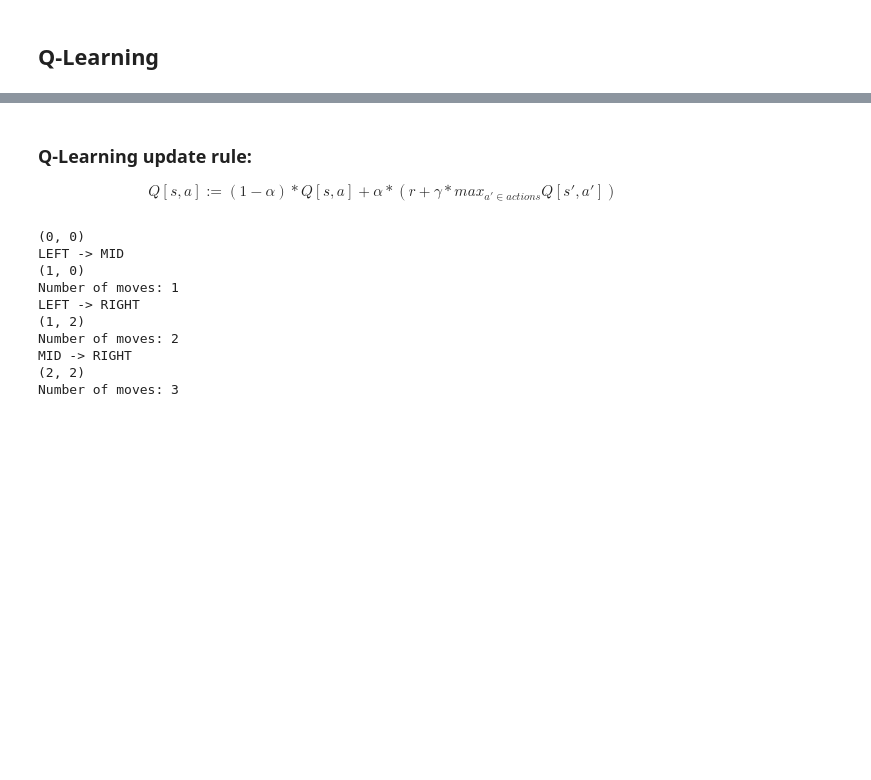
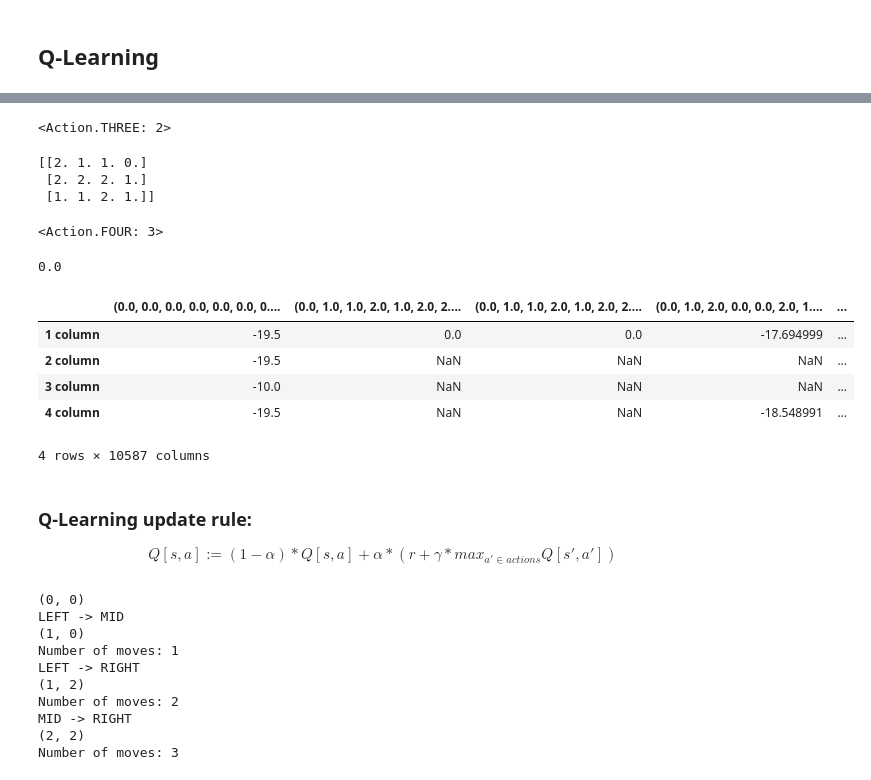
Before and after one commit to gaetanserre/Reinforcement-learning-algorithms, a Jupyter notebook: Q-Learning/Q-Learning.ipynb, the cells around one changed output, grey strips where cells are left out. Cells and saved outputs as stored; diff of their text form; code cells hidden in the pictures; blank space fills up the shorter version.

```diff
--- a/Q-Learning/Q-Learning.ipynb
+++ b/Q-Learning/Q-Learning.ipynb
@@ -6,2 +8,6 @@ from hanoi import Hanoi, Action
 import matplotlib.pyplot as plt
 import numpy as np
+# %%
+agent = Agent(lambda p: Connect4(p), Action, seed=42)
+# %%
+policy = agent.Q_fit_2_players(nb_iterations=500000)
@@ -8,3 +46,38 @@ import numpy as np
+# %%
+s = tuple(np.array(
+             [[1., 1., 0., 0],
+              [2., 2., 2., 0],
+              [1., 1., 2., 0]]).flatten())
+p1 = Connect4(2)
+p1.set_state(s)
+agent.choose_action(p1, policy[0])
+# %% [output]
+<Action.THREE: 2>
+# %%
+s = (2.0, 1.0, 1.0, 0.0, 2.0, 2.0, 2.0, 1.0, 1.0, 1.0, 2.0, 1.0)
+p1 = Connect4(2)
+p1.set_state(s)
+print(p1.convert_state())
+agent.choose_action(p1, policy[1])
+# %% [output]
+[[2. 1. 1. 0.]
+ [2. 2. 2. 1.]
+ [1. 1. 2. 1.]]
+<Action.FOUR: 3>
+# %%
+policy[1][3][(2.0, 1.0, 1.0, 0.0, 2.0, 2.0, 2.0, 1.0, 1.0, 1.0, 2.0, 1.0)]
+# %% [output]
+0.0
+# %%
+df = agent.policy_to_df(policy[1])
+df
+# %% [output]
+|  | (0.0, 0.0, 0.0, 0.0, 0.0, 0.0, 0.... | (0.0, 1.0, 1.0, 2.0, 1.0, 2.0, 2.... | (0.0, 1.0, 1.0, 2.0, 1.0, 2.0, 2.... | (0.0, 1.0, 2.0, 0.0, 0.0, 2.0, 1.... | ... |
+| 1 column | -19.5 | 0.0 | 0.0 | -17.694999 | ... |
+| 2 column | -19.5 | NaN | NaN | NaN | ... |
+| 3 column | -10.0 | NaN | NaN | NaN | ... |
+| 4 column | -19.5 | NaN | NaN | -18.548991 | ... |
+4 rows × 10587 columns
 # %% [markdown]
 ### Q-Learning update rule:
 $$
```
Also changed, not shown: parts of 2 cells of this notebook, 5 other files.
